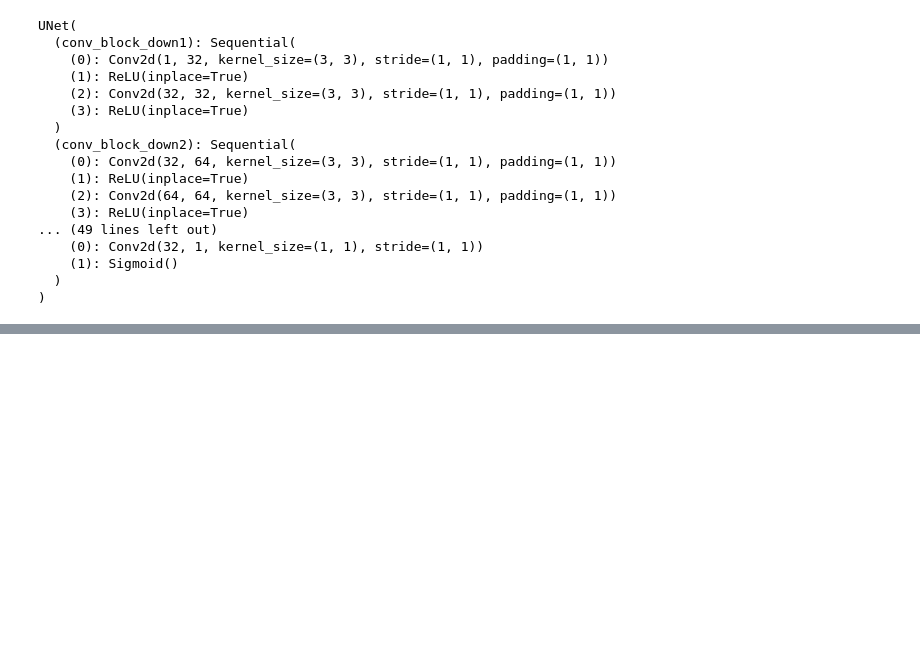
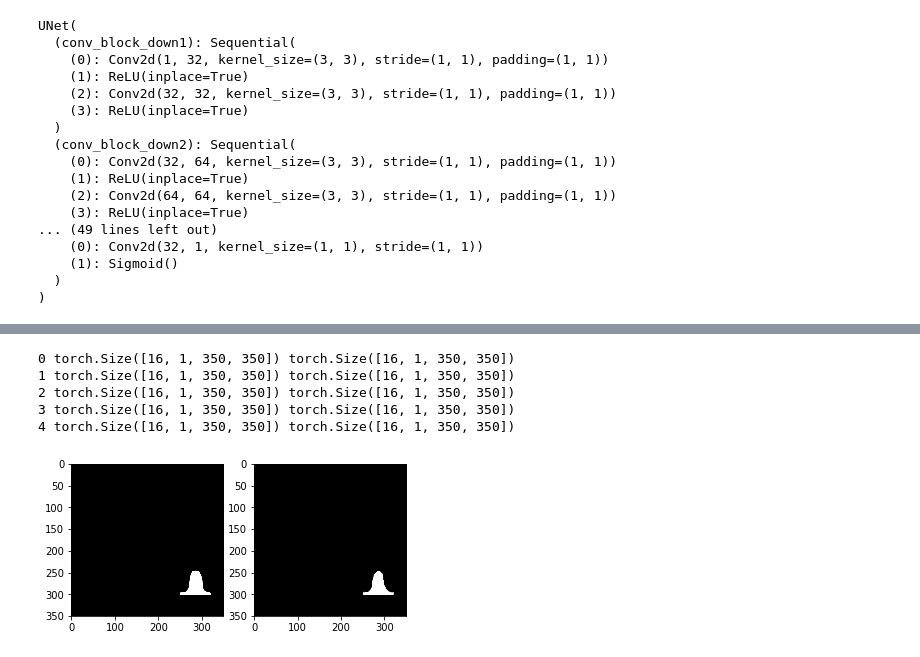
Before and after one commit to cdesio/leaf_reco, a Jupyter notebook: notebooks/Test_UNet_pytorch_rescale-keras-like.ipynb, the cells around one changed output, grey strips where cells are left out. Cells and saved outputs as stored; diff of their text form; code cells hidden in the pictures; blank space fills up the shorter version.

```diff
--- a/notebooks/Test_UNet_pytorch_rescale-keras-like.ipynb
+++ b/notebooks/Test_UNet_pytorch_rescale-keras-like.ipynb
@@ -121,0 +120,21 @@ for i, batch in enumerate(test_data_loader):
+# %%
+for i, test_batch in enumerate(test_data_loader):
+    print(i, test_batch['image'].shape, test_batch['mask'].shape)
+    if i==4:
+        break
+# %% [output]
+0 torch.Size([16, 1, 350, 350]) torch.Size([16, 1, 350, 350])
+1 torch.Size([16, 1, 350, 350]) torch.Size([16, 1, 350, 350])
+2 torch.Size([16, 1, 350, 350]) torch.Size([16, 1, 350, 350])
+3 torch.Size([16, 1, 350, 350]) torch.Size([16, 1, 350, 350])
+4 torch.Size([16, 1, 350, 350]) torch.Size([16, 1, 350, 350])
+# %%
+for i in range(len(test_inputs)):
+    f = plt.figure()
+    f.add_subplot(1,2, 1)
+    plt.imshow(preds[i][0,...].cpu().detach().numpy(), cmap='gray')
+    f.add_subplot(1,2, 2)
+    plt.imshow(test_labels[i][0,...].cpu().detach().numpy(), cmap='gray')
+    plt.show(block=True)
+# %% [output]
+[figure, added]
```
Also changed, not shown: parts of 17 cells of this notebook, 2 other files.
